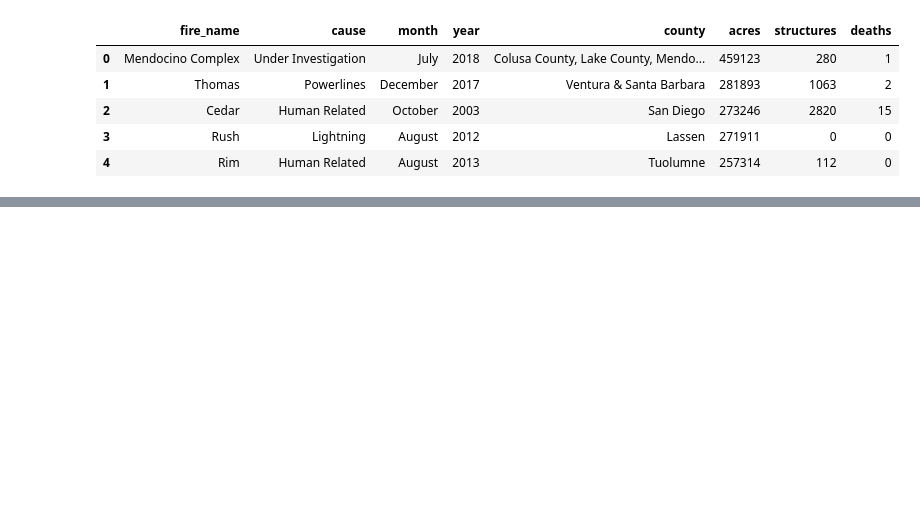
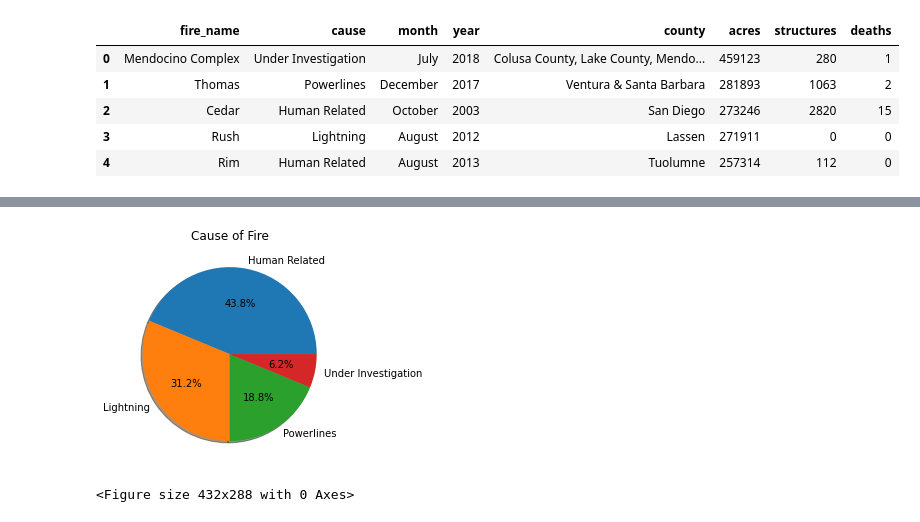
Before and after one commit to roborgain1/California-Wildfires-and-Climate-Change, a Jupyter notebook: largest_fires_jrm.ipynb, the cells around one changed output, grey strips where cells are left out. Cells and saved outputs as stored; diff of their text form; code cells hidden in the pictures; blank space fills up the shorter version.

```diff
--- a/largest_fires_jrm.ipynb
+++ b/largest_fires_jrm.ipynb
@@ -228,0 +231,15 @@ The r-value is 1.0
+# %%
+human_related = past_30_years.loc[past_30_years['cause'] == 'Human Related'].count()[0]
+lightning = past_30_years.loc[past_30_years['cause'] == 'Lightning'].count()[0]
+powerlines = past_30_years.loc[past_30_years['cause'] == 'Powerlines'].count()[0]
+under_investigation = past_30_years.loc[past_30_years['cause'] == 'Under Investigation'].count()[0]
+
+labels = ['Human Related', 'Lightning', 'Powerlines', 'Under Investigation']
+
+plt.title('Cause of Fire')
+plt.pie([human_related, lightning, powerlines, under_investigation], labels=labels, autopct="%1.1f%%", shadow=True)
+plt.show()
+plt.savefig('cause_of_fire_pie.png')
+# %% [output]
+[figure, added]
+<Figure size 432x288 with 0 Axes>
```
Also changed, not shown: parts of 13 cells of this notebook, 15 other files.
